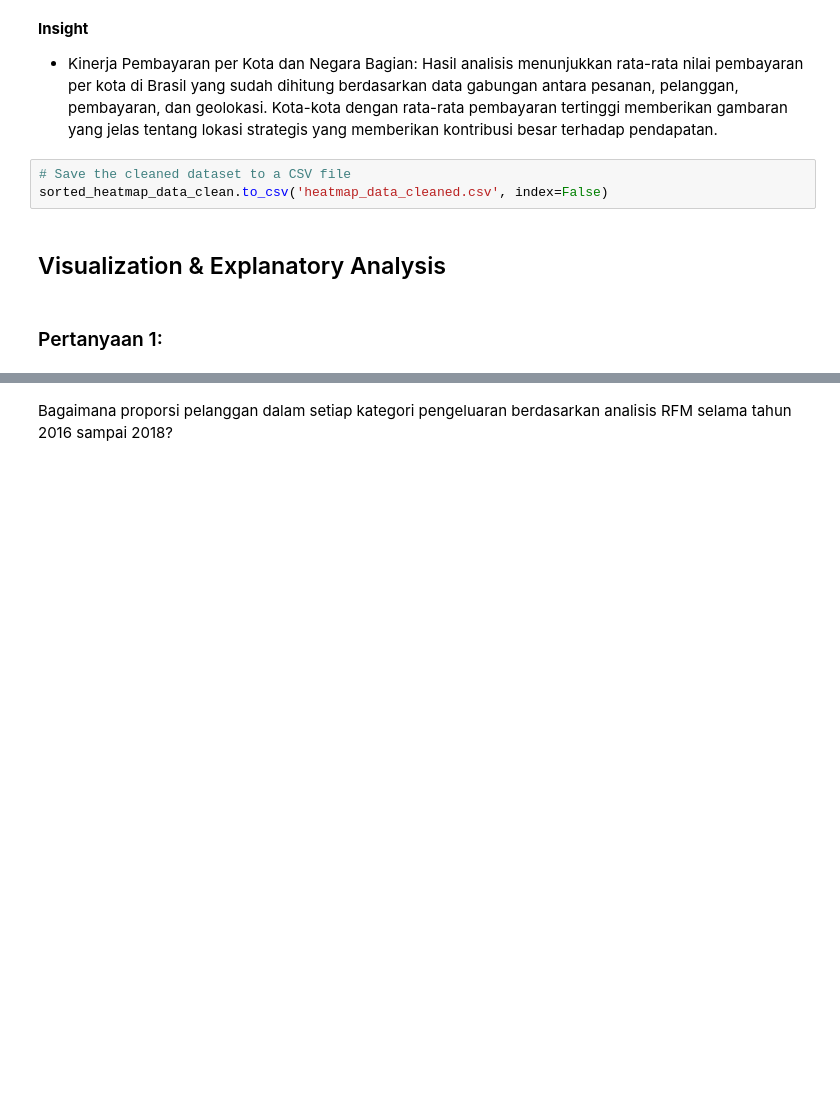
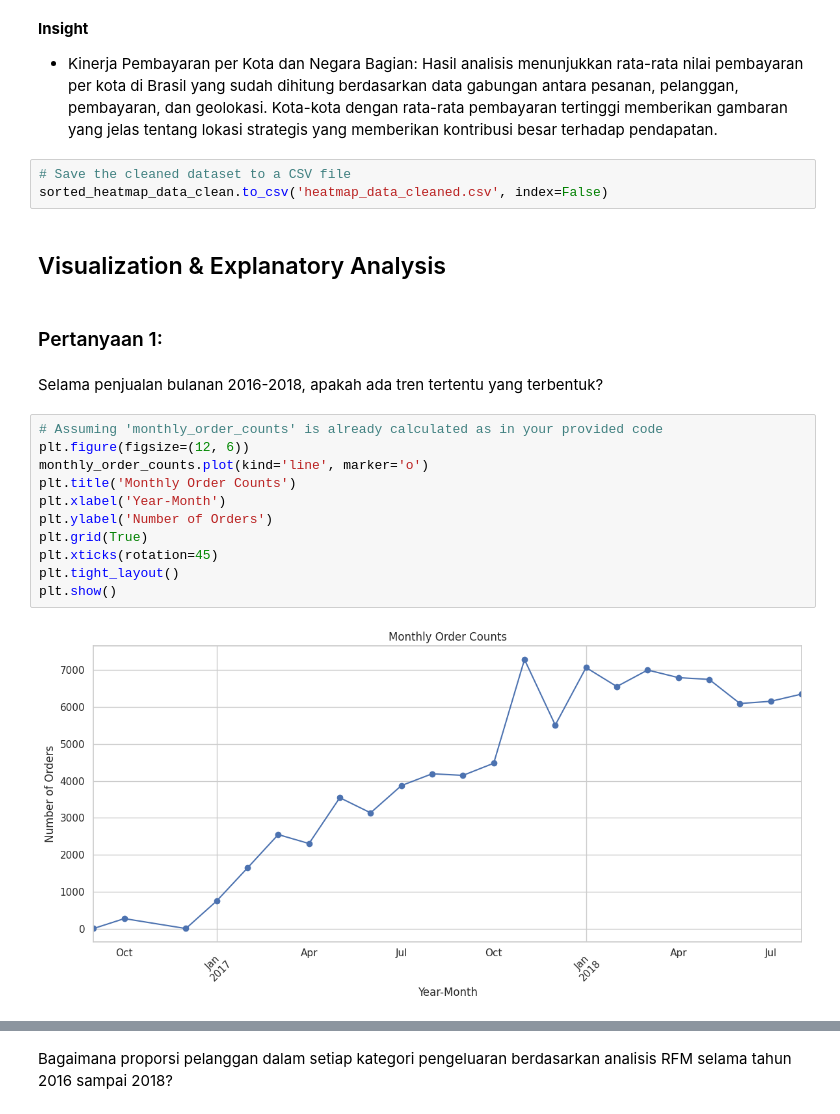
Before and after one commit to DraganAbrisamWidijanto/Proyek-analisis-data, a Jupyter notebook: EDA_Explore.ipynb, the cells around one changed output, grey strips where cells are left out. Saved outputs shown, nothing was run; the diff lists cells and outputs as text; blank space fills up the shorter version.

```diff
--- a/EDA_Explore.ipynb
+++ b/EDA_Explore.ipynb
@@ -432,3 +553,18 @@ sorted_heatmap_data_clean.to_csv('heatmap_data_cleaned.csv', index=False)
 ## Visualization & Explanatory Analysis
 # %% [markdown]
 ### Pertanyaan 1:
+# %% [markdown]
+Selama penjualan bulanan 2016-2018, apakah ada tren tertentu yang terbentuk?
+# %%
+# Assuming 'monthly_order_counts' is already calculated as in your provided code
+plt.figure(figsize=(12, 6))
+monthly_order_counts.plot(kind='line', marker='o')
+plt.title('Monthly Order Counts')
+plt.xlabel('Year-Month')
+plt.ylabel('Number of Orders')
+plt.grid(True)
+plt.xticks(rotation=45)
+plt.tight_layout()
+plt.show()
+# %% [output]
+[figure, added]
```
Also changed, not shown: parts of 39 cells of this notebook, 4 other files.
